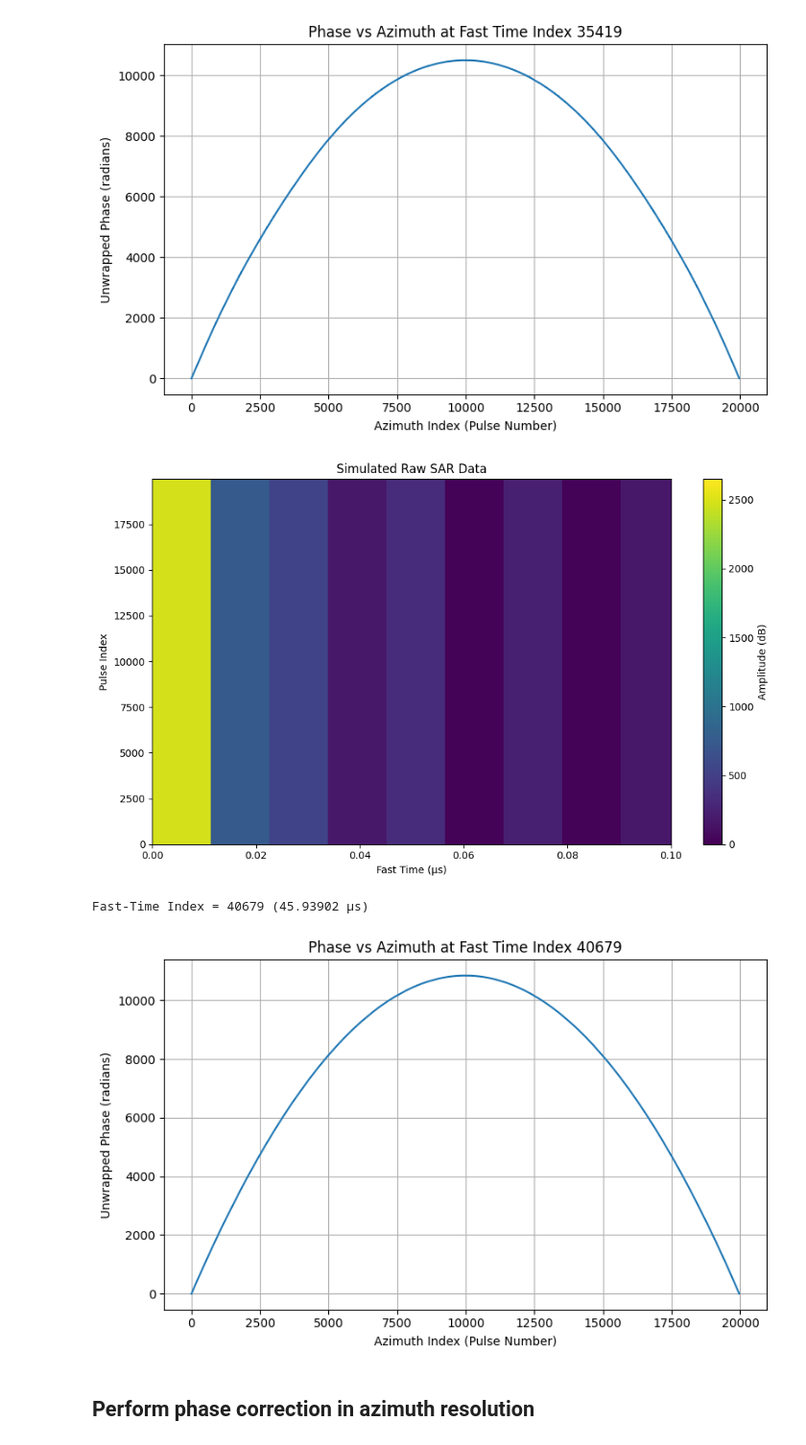
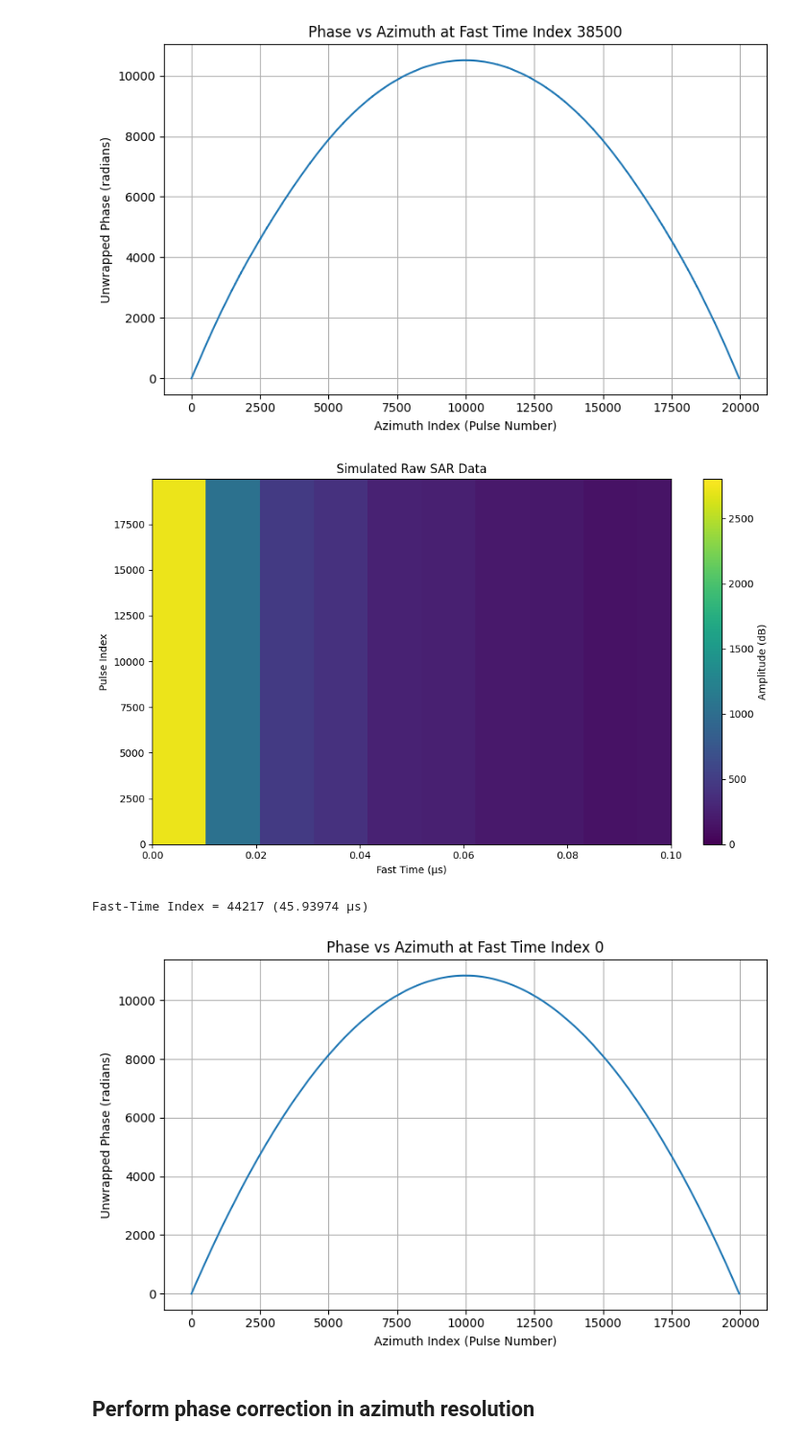
Before and after one commit to kwokkeith/signal_processing_notes, a Jupyter notebook: 07_raw_data_simulation.ipynb, the cells around one changed output. Shown at 96% size. Cells and saved outputs as stored; diff of their text form; code cells hidden in the pictures.

```diff
--- a/07_raw_data_simulation.ipynb
+++ b/07_raw_data_simulation.ipynb
@@ -8,7 +8,7 @@ sensor = SensorParameters(
     bandwidth_hz=50e6,
     pulse_width_s=3e-6,
     PRF_hz=5_000, # To meet the Nyquist criterion, PRF > (4v)/(λ) * sin (grazing_angle)
-    sampling_frequency_hz=(360e6+25e6)*2.3,
+    sampling_frequency_hz=(360e6+25e6)*2.5,
     sensor_speed_mps=7500.0,
     sensor_height_m=100_000.0,
     grazing_angle_deg=40.0,
@@ -179,7 +179,7 @@ aligned_data = np.fft.ifft(aligned_data_fft, axis=1)
 # Plot the aligned data
 plot_raw_sar_data(aligned_data, sensor.sampling_frequency_hz, downsample_fast=10, xlim_microseconds=(0, 0.1))
 # %% [output]
-[figure, old version]
+[figure, new version]
 # %%
 import numpy as np
 
@@ -195,12 +195,12 @@ fast_time_us = fast_time_idx / sensor.sampling_frequency_hz * 1e6
 
 print(f"Fast-Time Index = {fast_time_idx} ({fast_time_us:.5f} µs)")
 # %% [output]
-Fast-Time Index = 40679 (45.93902 µs)
+Fast-Time Index = 44217 (45.93974 µs)
 # %%
 # Check phase vs azimuth
-plot_phase_vs_azimuth(aligned_data, sensor.sampling_frequency_hz, fast_time_us=45.93902)
+plot_phase_vs_azimuth(aligned_data, sensor.sampling_frequency_hz, fast_time_us=0)
 # %% [output]
-[figure, old version]
+[figure, new version]
 # %% [markdown]
 ## Perform phase correction in azimuth resolution
 # %%
```
Also changed, not shown: parts of 17 cells of this notebook.
